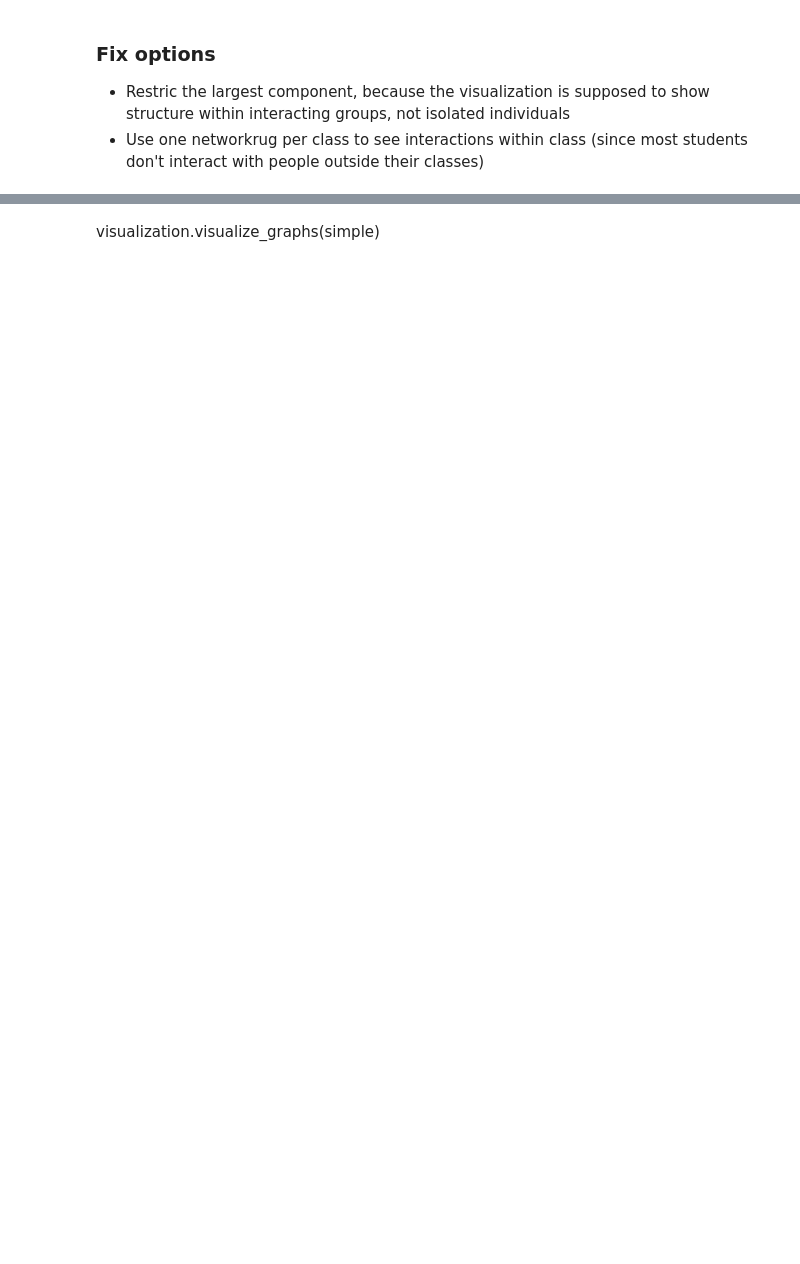
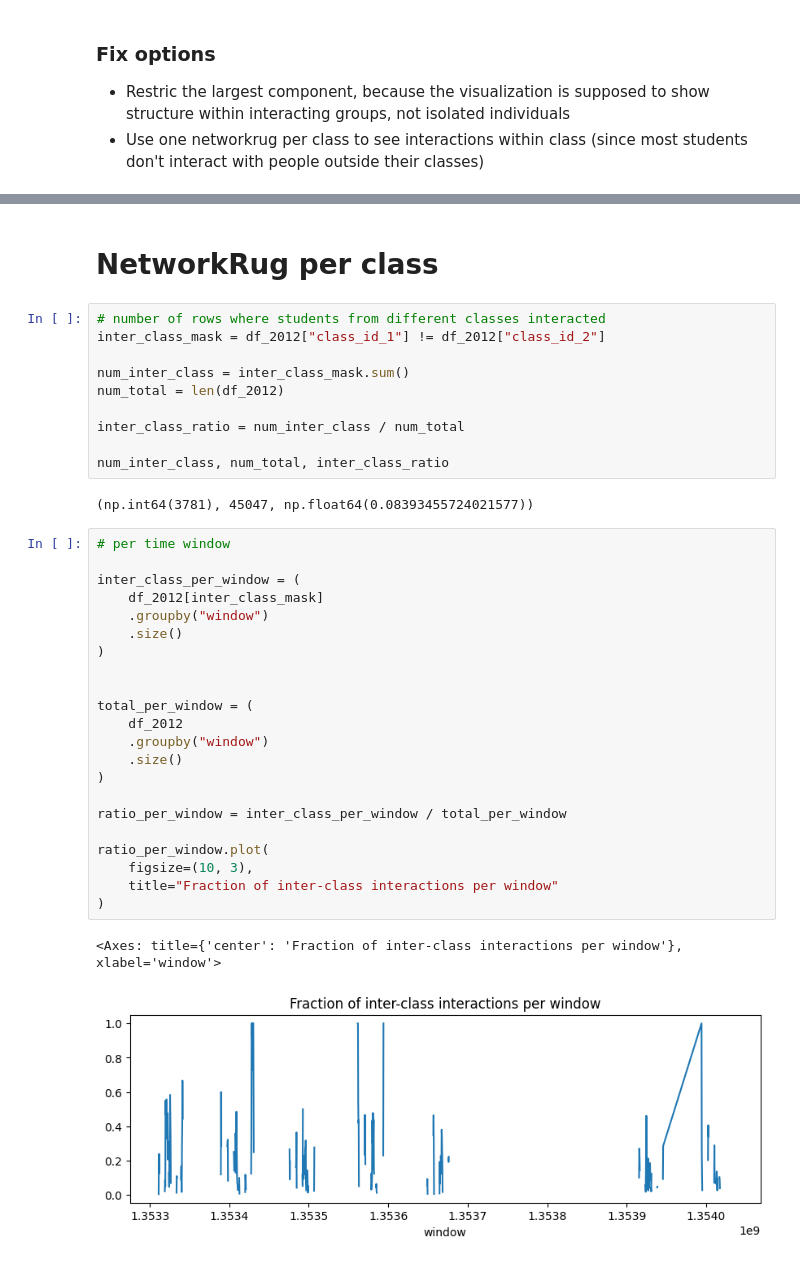
Before and after one commit to mibar3/NetworkRugs, a Jupyter notebook: contact_pattern.ipynb, the cells around one changed output, grey strips where cells are left out. Saved outputs shown, nothing was run; the diff lists cells and outputs as text; blank space fills up the shorter version.

Commit message:
tidying up code + inter-class interactions

```diff
--- a/contact_pattern.ipynb
+++ b/contact_pattern.ipynb
@@ -1086,2 +953,39 @@ NameError: name 'graphs_cc' is not defined
-# %% [markdown]
-visualization.visualize_graphs(simple)
+# %% [markdown]
+# NetworkRug per class
+# %%
+# number of rows where students from different classes interacted
+inter_class_mask = df_2012["class_id_1"] != df_2012["class_id_2"]
+
+num_inter_class = inter_class_mask.sum()
+num_total = len(df_2012)
+
+inter_class_ratio = num_inter_class / num_total
+
+num_inter_class, num_total, inter_class_ratio
+# %% [output]
+(np.int64(3781), 45047, np.float64(0.08393455724021577))
+# %%
+# per time window
+
+inter_class_per_window = (
+    df_2012[inter_class_mask]
+    .groupby("window")
+    .size()
+)
+
+
+total_per_window = (
+    df_2012
+    .groupby("window")
+    .size()
+)
+
+ratio_per_window = inter_class_per_window / total_per_window
+
+ratio_per_window.plot(
+    figsize=(10, 3),
+    title="Fraction of inter-class interactions per window"
+)
+# %% [output]
+<Axes: title={'center': 'Fraction of inter-class interactions per window'}, xlabel='window'>
+[figure, added]
```
Also changed, not shown: parts of 12 cells of this notebook.
